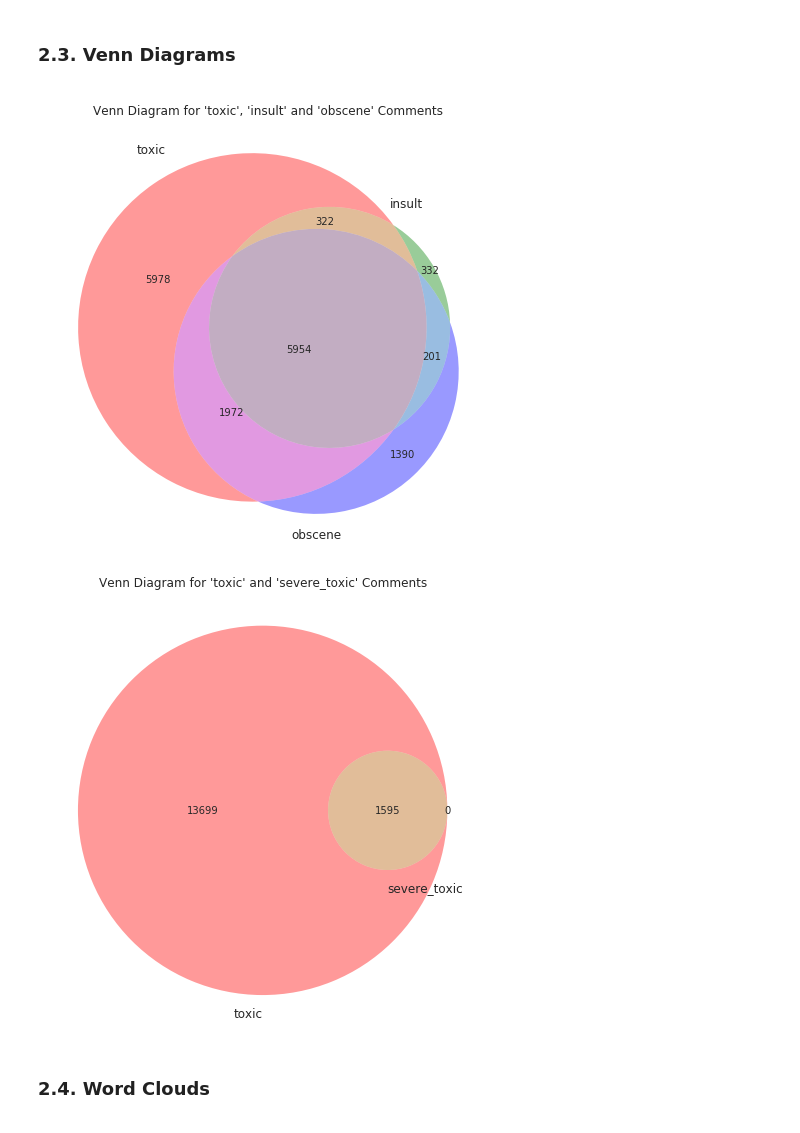
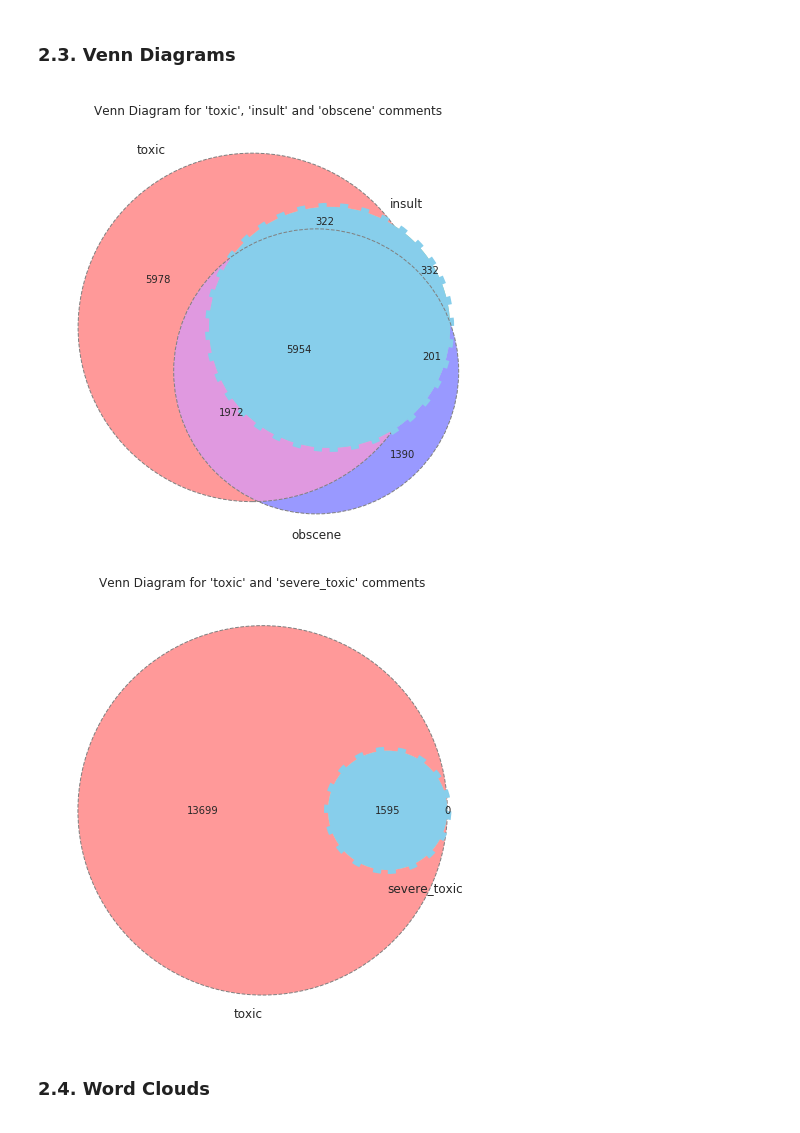
Before and after one commit to BrittaInData/dsc-4-final-project-online-ds-ft-100118, a Jupyter notebook: 01_Final_Notebook.ipynb, the cells around one changed output. Cells and saved outputs as stored; diff of their text form; code cells hidden in the pictures.

```diff
--- a/01_Final_Notebook.ipynb
+++ b/01_Final_Notebook.ipynb
@@ -231,25 +233,32 @@ from matplotlib_venn import venn3
 # %%
 # build combinations
 only_t = train[(train['toxic']==1) & (train['insult']==0) & (train['obscene']==0)].shape[0]
 only_i = train[(train['toxic']==0) & (train['insult']==1) & (train['obscene']==0)].shape[0]
 only_o = train[(train['toxic']==0) & (train['insult']==0) & (train['obscene']==1)].shape[0]
 
 both_t_i = train[(train['toxic']==1) & (train['insult']==1) & (train['obscene']==0)].shape[0]
 both_t_o = train[(train['toxic']==1) & (train['insult']==0) & (train['obscene']==1)].shape[0]
 both_i_o = train[(train['toxic']==0) & (train['insult']==1) & (train['obscene']==1)].shape[0]
 
 all_t_i_o = train[(train['toxic']==1) & (train['insult']==1) & (train['obscene']==1)].shape[0]
 
 
 # plot venn diagrams
 plt.figure(figsize=(8, 8))
-plt.title("Venn Diagram for 'toxic', 'insult' and 'obscene' Comments")
-venn3(subsets=(only_t, only_i, only_o, both_t_i, both_t_o, both_i_o, all_t_i_o),
+plt.title("Venn Diagram for 'toxic', 'insult' and 'obscene' comments")
+
+v=venn3(subsets=(only_t, only_i, only_o, both_t_i, both_t_o, both_i_o, all_t_i_o),
       set_labels=('toxic', 'insult', 'obscene'))
 
+c=venn3_circles(subsets=(only_t, only_i, only_o, both_t_i, both_t_o, both_i_o, all_t_i_o),
+                linestyle='dashed', linewidth=1, color="grey")
+c[1].set_lw(8.0)
+c[1].set_ls('dotted')
+c[1].set_color('skyblue')
+
 plt.show();
 # %% [output]
-[figure, old version]
+[figure, new version]
 # %%
 # build combinations
 only_t   = train[(train['toxic']==1) & (train['severe_toxic']==0)].shape[0]
@@ -258,12 +267,18 @@ both_t_s = train[(train['toxic']==1) & (train['severe_toxic']==1)].shape[0]
 
 # plot venn diagrams
 plt.figure(figsize=(8, 8))
-plt.title("Venn Diagram for 'toxic' and 'severe_toxic' Comments")
-venn2(subsets=(only_t, only_s, both_t_s), set_labels=('toxic', 'severe_toxic'))
+plt.title("Venn Diagram for 'toxic' and 'severe_toxic' comments")
+v=venn2(subsets=(only_t, only_s, both_t_s), set_labels=('toxic', 'severe_toxic'))
+
+c=venn2_circles(subsets=(only_t, only_s, both_t_s),
+                linestyle='dashed', linewidth=1, color="grey")
+c[1].set_lw(8.0)
+c[1].set_ls('dotted')
+c[1].set_color('skyblue')
 
 plt.show();
 # %% [output]
-[figure, old version]
+[figure, new version]
 # %% [markdown]
 ### 2.4. Word Clouds
 <a id='2.4. Word Clouds' >
```
Also changed, not shown: parts of 3 cells of this notebook, 1 other file.
